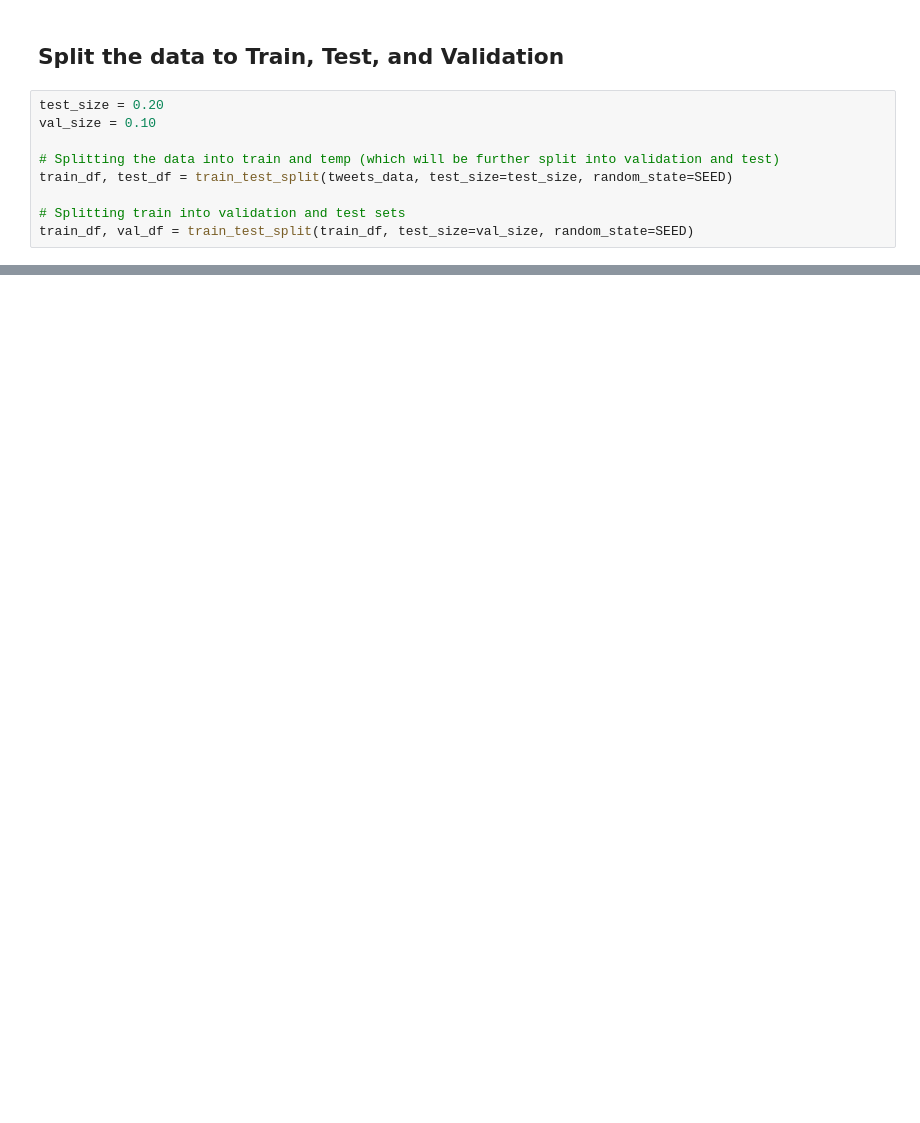
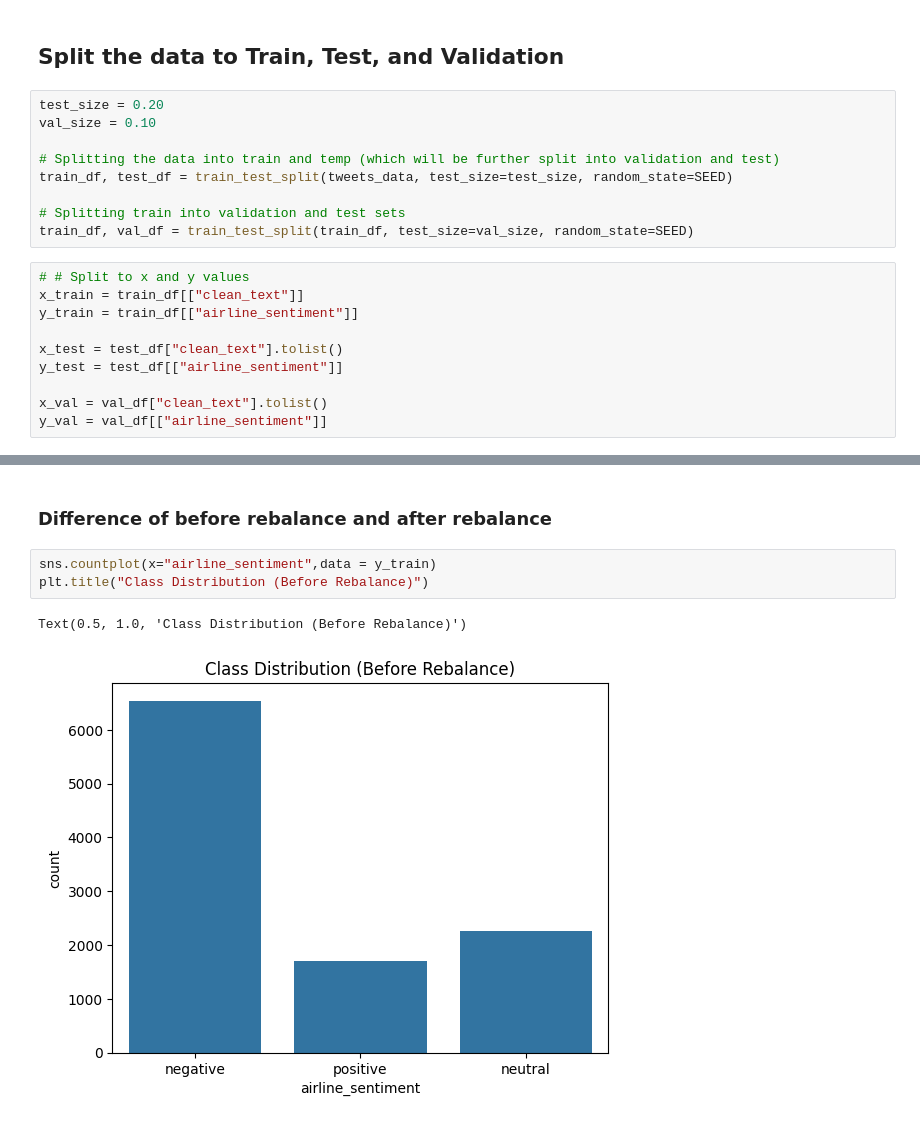
Before and after one commit to Andreas-Lukito/twitter-airline-sentiment-analysis, a Jupyter notebook: notebooks/03albert-base-v2-baseline-balanced.ipynb, the cells around one changed output, grey strips where cells are left out. Cells and saved outputs as stored; diff of their text form; blank space fills up the shorter version.

```diff
--- a/notebooks/03albert-base-v2-baseline-balanced.ipynb
+++ b/notebooks/03albert-base-v2-baseline-balanced.ipynb
@@ -53,3 +76,13 @@ train_df, test_df = train_test_split(tweets_data, test_size=test_size, random_st
 
 # Splitting train into validation and test sets
 train_df, val_df = train_test_split(train_df, test_size=val_size, random_state=SEED)
+# %%
+# # Split to x and y values
+x_train = train_df[["clean_text"]]
+y_train = train_df[["airline_sentiment"]]
+
+x_test = test_df["clean_text"].tolist()
+y_test = test_df[["airline_sentiment"]]
+
+x_val = val_df["clean_text"].tolist()
+y_val = val_df[["airline_sentiment"]]
@@ -55,0 +100,8 @@ train_df, val_df = train_test_split(train_df, test_size=val_size, random_state=S
+# %% [markdown]
+### Difference of before rebalance and after rebalance
+# %%
+sns.countplot(x="airline_sentiment",data = y_train)
+plt.title("Class Distribution (Before Rebalance)")
+# %% [output]
+Text(0.5, 1.0, 'Class Distribution (Before Rebalance)')
+[figure, added]
```
Also changed, not shown: parts of 26 cells of this notebook, 5 other files.
